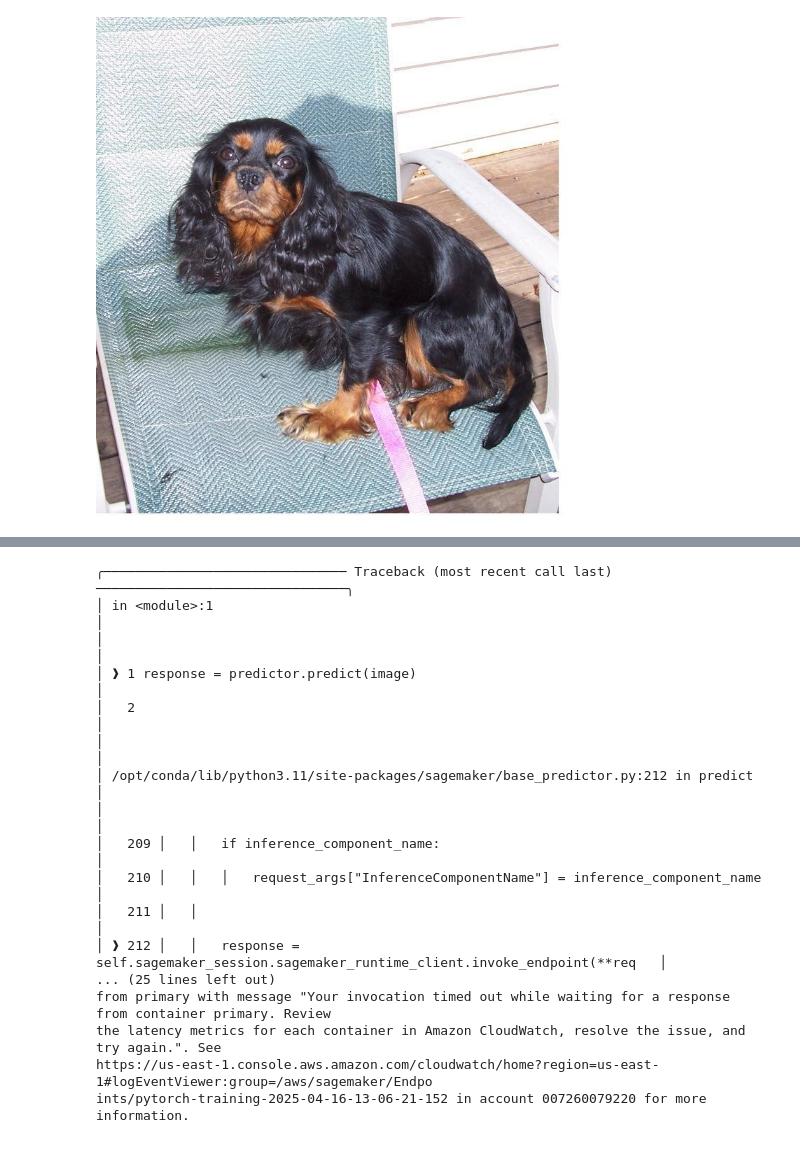
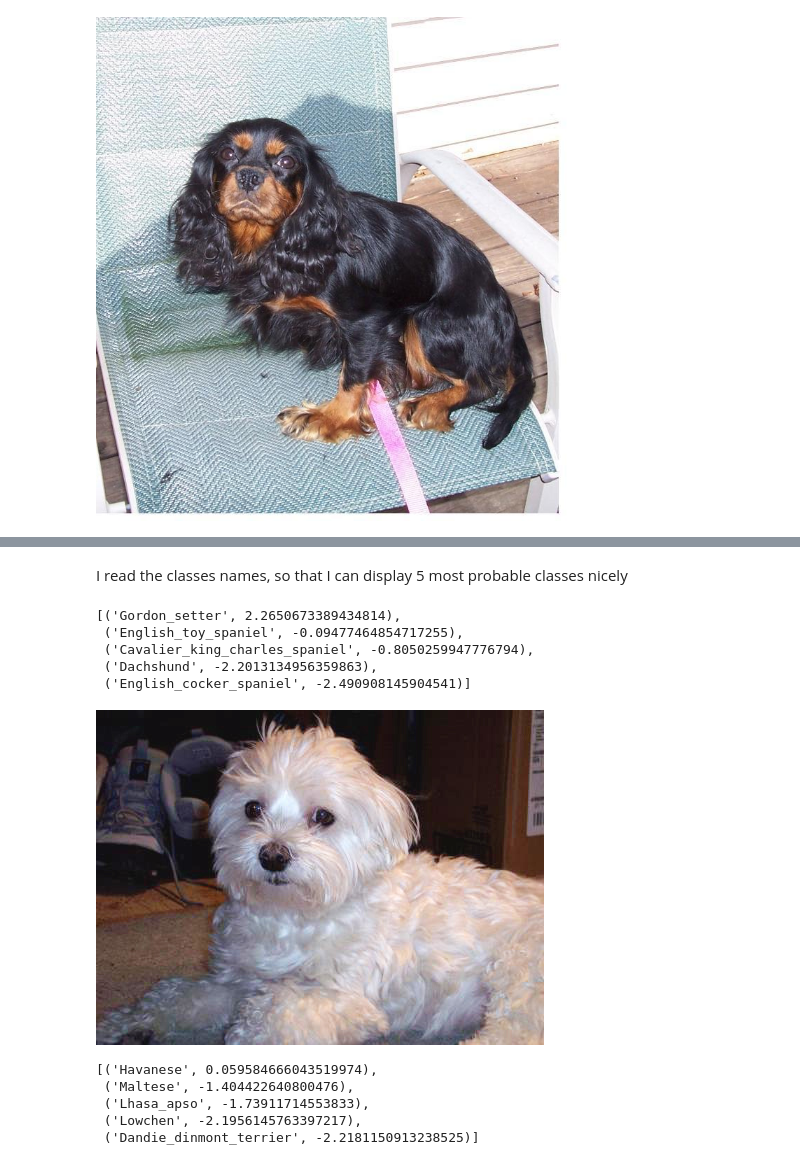
Before and after one commit to PiotrGrabysz/Classify-dog-breed-AWS, a Jupyter notebook: train_and_deploy.ipynb, the cells around one changed output, grey strips where cells are left out. Drawn from its saved outputs; the diff is of its cells as text; code cells hidden in the pictures.

Commit message:
deploy and test the endpoint

```diff
--- a/train_and_deploy.ipynb
+++ b/train_and_deploy.ipynb
@@ -641,20 +650,4 @@ preprocessed_image = preprocessed_image.to("cpu")
 # %%
-response = predictor.predict(image)
+response = predictor.predict(image_to_bytes_array(image), initial_args={"ContentType": "image/jpeg"})
-# %% [output]
-╭─────────────────────────────── Traceback (most recent call last) ────────────────────────────────╮
-│ in <module>:1                                                                                    │
-│                                                                                                  │
-│ ❱ 1 response = predictor.predict(image)                                                          │
-│   2                                                                                              │
-│                                                                                                  │
-│ /opt/conda/lib/python3.11/site-packages/sagemaker/base_predictor.py:212 in predict               │
-│                                                                                                  │
-│   209 │   │   if inference_component_name:                                                       │
-│   210 │   │   │   request_args["InferenceComponentName"] = inference_component_name              │
-│   211 │   │                                                                                      │
-│ ❱ 212 │   │   response = self.sagemaker_session.sagemaker_runtime_client.invoke_endpoint(**req   │
-... (25 lines left out)
-from primary with message "Your invocation timed out while waiting for a response from container primary. Review
-the latency metrics for each container in Amazon CloudWatch, resolve the issue, and try again.". See
-https://us-east-1.console.aws.amazon.com/cloudwatch/home?region=us-east-1#logEventViewer:group=/aws/sagemaker/Endpo
-ints/pytorch-training-2025-04-16-13-06-21-152 in account 007260079220 for more information.
+# %% [markdown]
+I read the classes names, so that I can display 5 most probable classes nicely
@@ -660,0 +663,23 @@ ints/pytorch-training-2025-04-16-13-06-21-152 in account 007260079220 for more i
+# %%
+get_top_5_predictions(response[0])
+# %% [output]
+[('Gordon_setter', 2.2650673389434814),
+ ('English_toy_spaniel', -0.09477464854717255),
+ ('Cavalier_king_charles_spaniel', -0.8050259947776794),
+ ('Dachshund', -2.2013134956359863),
+ ('English_cocker_spaniel', -2.490908145904541)]
+# %%
+image_path = "./dogImages/test/101.Maltese/Maltese_06716.jpg"
+image = Image.open(image_path)
+display(image)
+# %% [output]
+[figure, added]
+# %%
+response = predictor.predict(image_to_bytes_array(image), initial_args={"ContentType": "image/jpeg"})
+get_top_5_predictions(response[0])
+# %% [output]
+[('Havanese', 0.059584666043519974),
+ ('Maltese', -1.404422640800476),
+ ('Lhasa_apso', -1.73911714553833),
+ ('Lowchen', -2.1956145763397217),
+ ('Dandie_dinmont_terrier', -2.2181150913238525)]
```
Also changed, not shown: parts of 18 cells of this notebook.
